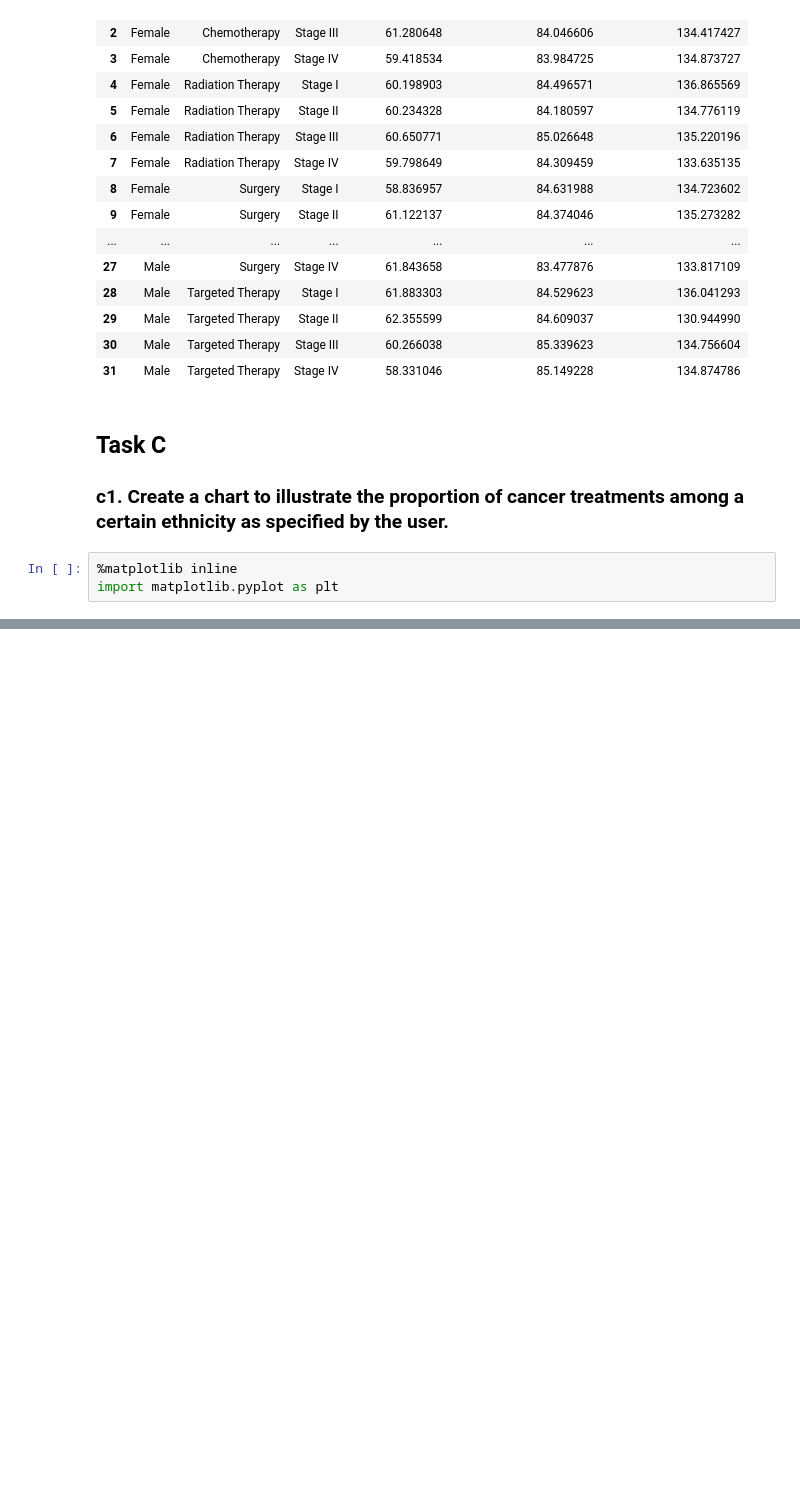
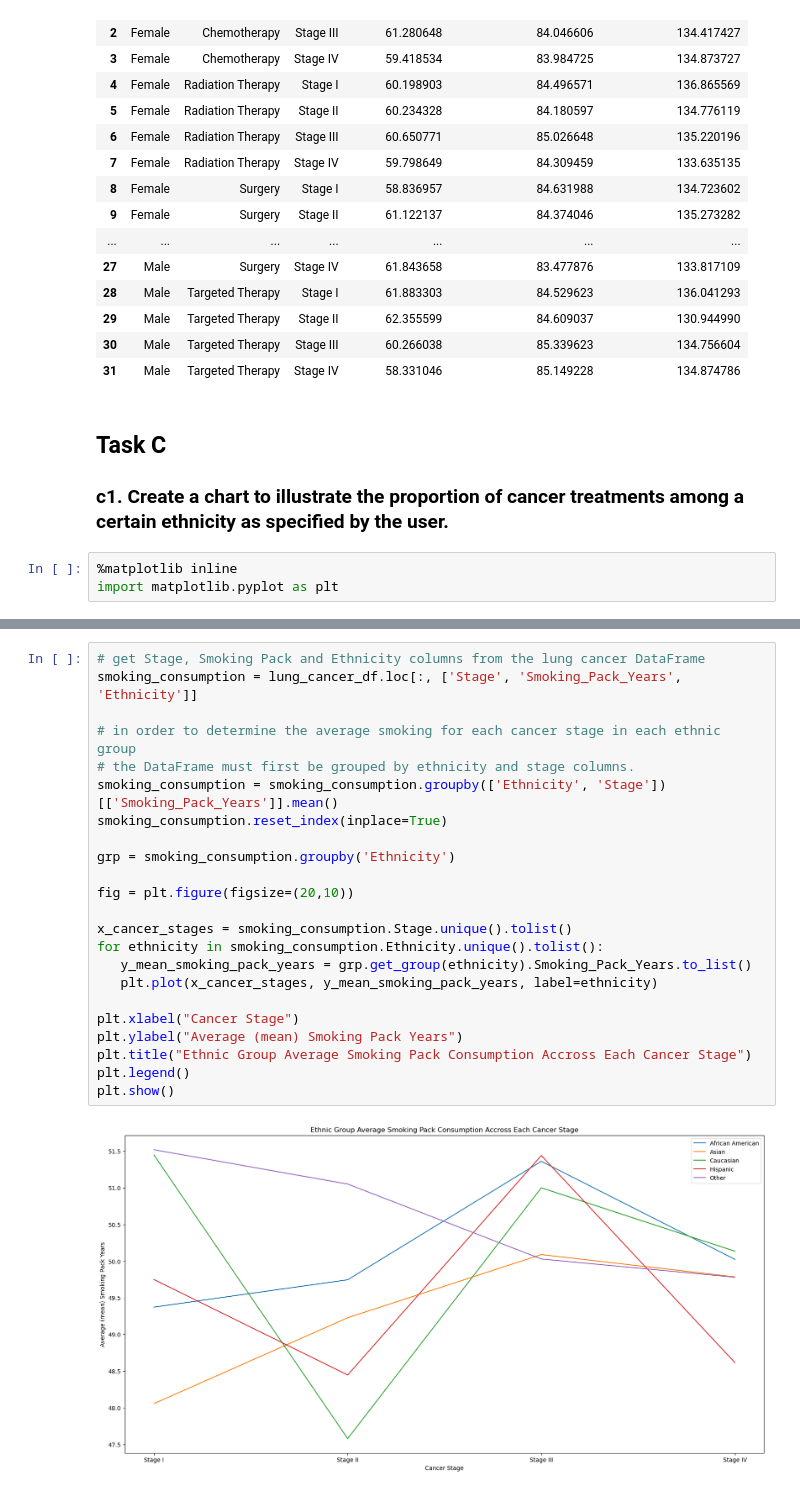
Before and after one commit to RalleyD/COM731-Assessment, a Jupyter notebook: analyse_cancer_data.ipynb, the cells around one changed output, grey strips where cells are left out. Saved outputs shown, nothing was run; the diff lists cells and outputs as text; blank space fills up the shorter version.

```diff
--- a/analyse_cancer_data.ipynb
+++ b/analyse_cancer_data.ipynb
@@ -435,0 +438,25 @@ plt.show()
+# %%
+# get Stage, Smoking Pack and Ethnicity columns from the lung cancer DataFrame
+smoking_consumption = lung_cancer_df.loc[:, ['Stage', 'Smoking_Pack_Years', 'Ethnicity']]
+
+# in order to determine the average smoking for each cancer stage in each ethnic group
+# the DataFrame must first be grouped by ethnicity and stage columns.
+smoking_consumption = smoking_consumption.groupby(['Ethnicity', 'Stage'])[['Smoking_Pack_Years']].mean()
+smoking_consumption.reset_index(inplace=True)
+
+grp = smoking_consumption.groupby('Ethnicity')
+
+fig = plt.figure(figsize=(20,10))
+
+x_cancer_stages = smoking_consumption.Stage.unique().tolist()
+for ethnicity in smoking_consumption.Ethnicity.unique().tolist():
+   y_mean_smoking_pack_years = grp.get_group(ethnicity).Smoking_Pack_Years.to_list()
+   plt.plot(x_cancer_stages, y_mean_smoking_pack_years, label=ethnicity)
+
+plt.xlabel("Cancer Stage")
+plt.ylabel("Average (mean) Smoking Pack Years")
+plt.title("Ethnic Group Average Smoking Pack Consumption Accross Each Cancer Stage")
+plt.legend()
+plt.show()
+# %% [output]
+[figure, added]
```
Also changed, not shown: parts of 2 cells of this notebook.
